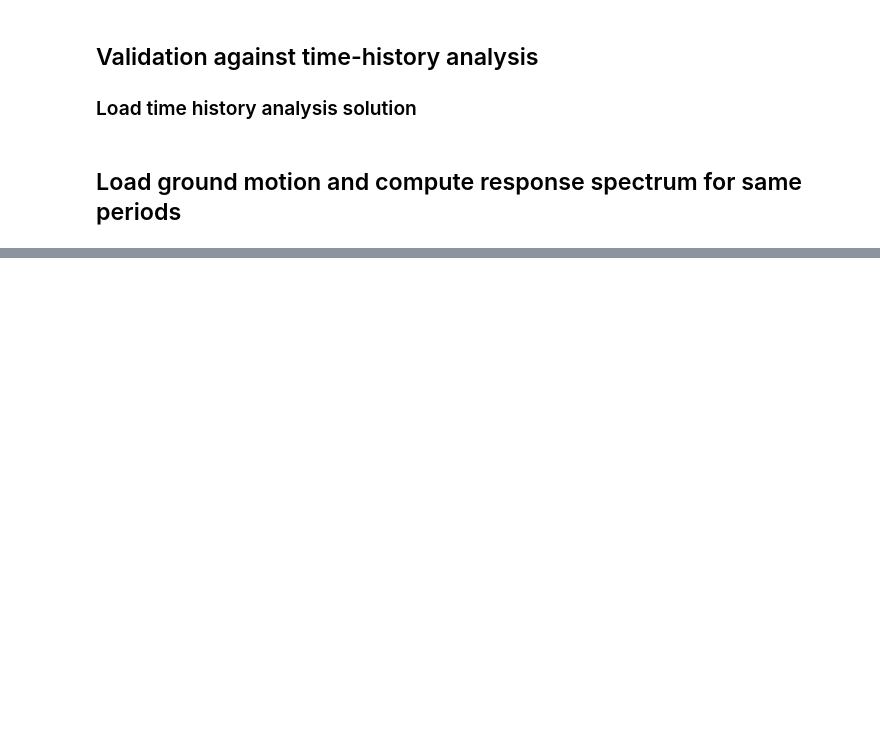
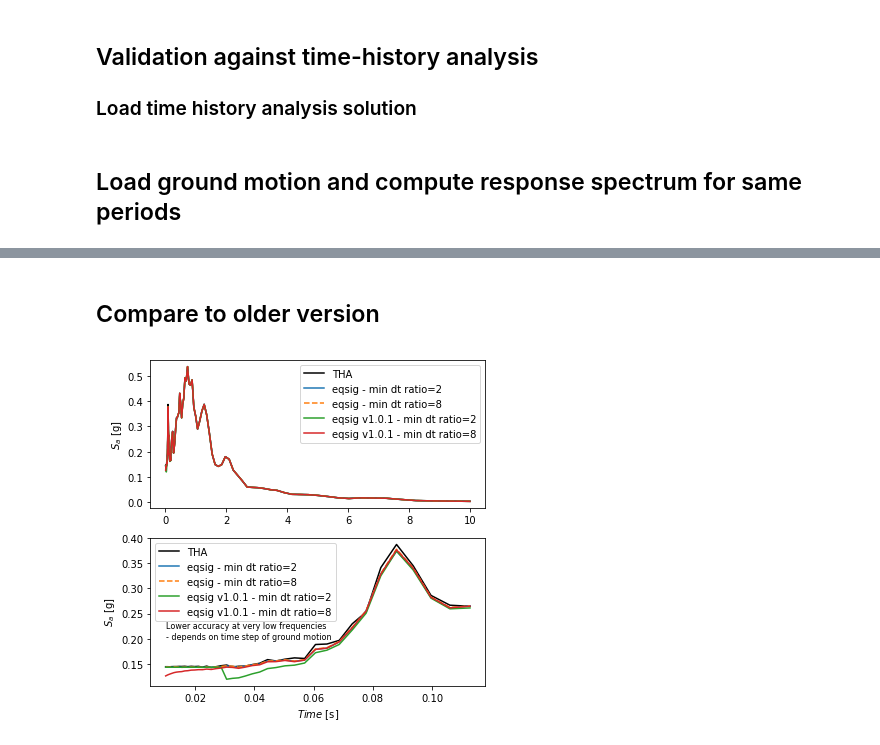
Before and after one commit to eng-tools/eqsig, a Jupyter notebook: examples/example_response_spectra.ipynb, the cells around one changed output, grey strips where cells are left out. Cells and saved outputs as stored; diff of their text form; code cells hidden in the pictures; blank space fills up the shorter version.

```diff
--- a/examples/example_response_spectra.ipynb
+++ b/examples/example_response_spectra.ipynb
@@ -109,0 +110,36 @@ plt.show()
+# %% [markdown]
+## Compare to older version
+# %%
+v1p0p1 = np.loadtxt('eqsig_v1p0p1.txt')
+t_v1p0p1 = v1p0p1[:, 0]
+sa_dt2_v1p0p1 = v1p0p1[:, 1]
+sa_dt8_v1p0p1 = v1p0p1[:, 2]
+bf, sps = plt.subplots(nrows=2, figsize=(6, 6))
+# plot THA
+sps[0].plot(periods, ss_s_a, label="THA", c='k')
+sps[1].plot(periods[:40], ss_s_a[:40], label="THA", c='k')
+
+# plot response spectrum using default ratio on dt
+asig.generate_response_spectrum(response_times=periods, xi=0.05, min_dt_ratio=2)
+sps[0].plot(periods, asig.s_a / 9.81, label="eqsig - min dt ratio=2")
+sps[1].plot(periods[:40], asig.s_a[:40] / 9.81, label="eqsig - min dt ratio=2")
+
+# Plot response spectrum using lower ratio on dt (slower computation)
+asig.generate_response_spectrum(response_times=periods, xi=0.05, min_dt_ratio=8)
+sps[0].plot(periods, asig.s_a / 9.81, ls='--', label="eqsig - min dt ratio=8")
+sps[1].plot(periods[:40], asig.s_a[:40] / 9.81, ls='--', label="eqsig - min dt ratio=8")
+
+sps[0].plot(periods, sa_dt2_v1p0p1 / 9.81, label="eqsig v1.0.1 - min dt ratio=2")
+sps[1].plot(periods[:40], sa_dt2_v1p0p1[:40] / 9.81, label="eqsig v1.0.1 - min dt ratio=2")
+sps[0].plot(periods, sa_dt8_v1p0p1 / 9.81, label="eqsig v1.0.1 - min dt ratio=8")
+sps[1].plot(periods[:40], sa_dt8_v1p0p1[:40] / 9.81, label="eqsig v1.0.1 - min dt ratio=8")
+
+sps[1].text(0.01, 0.2, 'Version 1.0.1 and older had an error in second order term, influenced high freq response', size=8)
+sps[0].legend()
+sps[1].legend()
+sps[0].set_ylabel('$S_a$ [g]')
+sps[1].set_ylabel('$S_a$ [g]')
+sps[1].set_xlabel('$Time$ [s]')
+plt.show()
+# %% [output]
+[figure, added]
```
Also changed, not shown: parts of 1 cell of this notebook, 6 other files.
